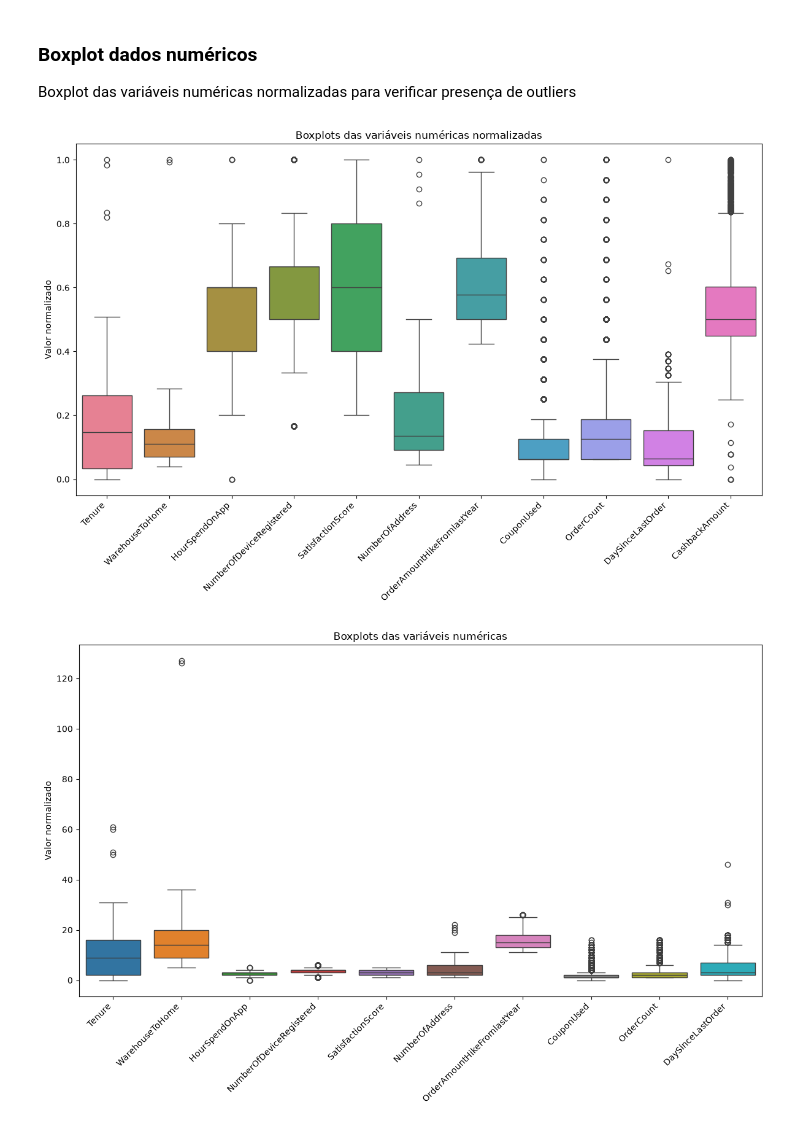
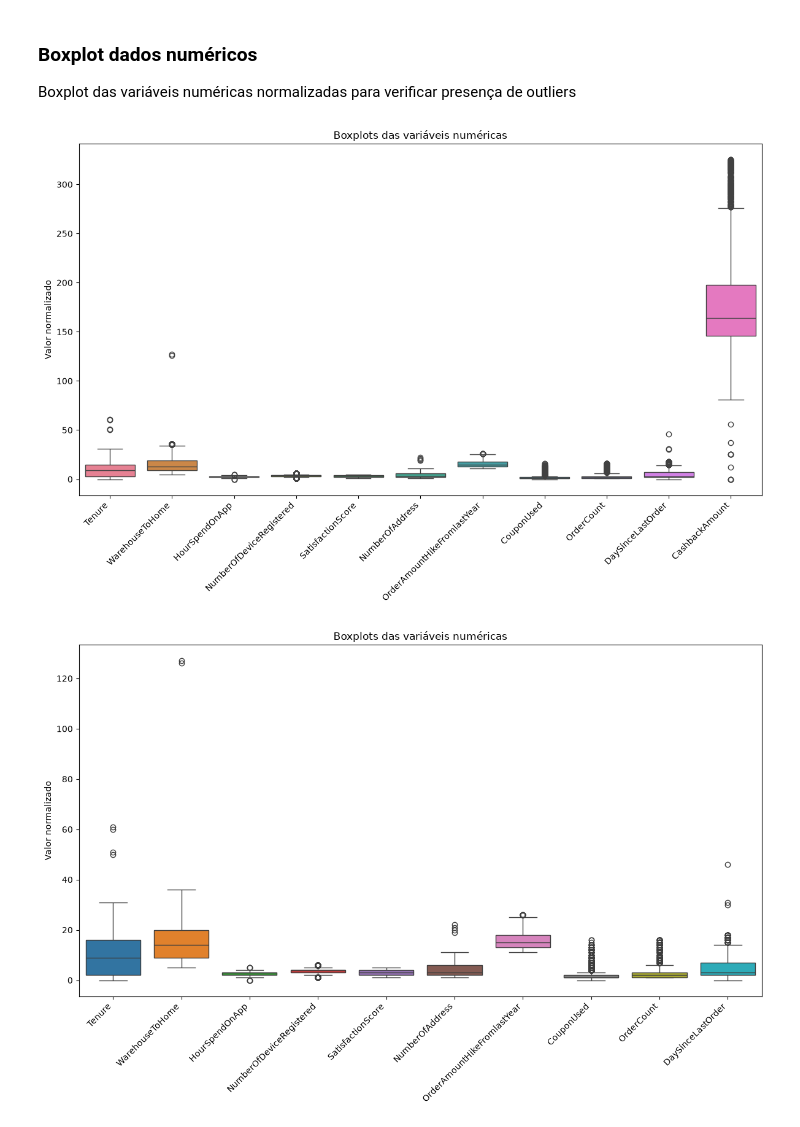
Before and after one commit to renandi/sctec-mlcv-projeto-final-m1, a Jupyter notebook: main.ipynb, the cells around one changed output. Drawn from its saved outputs; the diff is of its cells as text; code cells hidden in the pictures.

```diff
--- a/main.ipynb
+++ b/main.ipynb
@@ -108,22 +108,20 @@ categorical_features = [
 ### Boxplot dados numéricos
 
 Boxplot das variáveis numéricas normalizadas para verificar presença de outliers
-# %%
-import seaborn as sns
-import matplotlib.pyplot as plt
-
-scaled = df[numerical_features] / (df[numerical_features].max())
-fig = plt.figure(figsize=(12, 8))
-sns.boxplot(data=scaled, orient='v')
-plt.xticks(rotation=45, ha='right')
-plt.title('Boxplots das variáveis numéricas normalizadas')
-plt.ylabel('Valor normalizado')
-
-plt.tight_layout()
-plt.savefig('images/boxplot-norm.png', dpi=300, bbox_inches='tight')
-plt.show()
-# %% [output]
-[figure]
+# %%
+import seaborn as sns
+import matplotlib.pyplot as plt
+
+fig = plt.figure(figsize=(12, 8))
+sns.boxplot(data=df[numerical_features], orient='v')
+plt.xticks(rotation=45, ha='right')
+plt.title('Boxplots das variáveis numéricas')
+plt.ylabel('Valor normalizado')
+plt.tight_layout()
+plt.savefig('images/boxplot-generic.png', dpi=300, bbox_inches='tight')
+plt.show()
+# %% [output]
+[figure, added]
 # %%
 fig = plt.figure(figsize=(12, 8))
 sns.boxplot(data=df[numerical_features[:-1]], orient='v')
```
Also changed, not shown: parts of 5 cells of this notebook, 2 other files.
